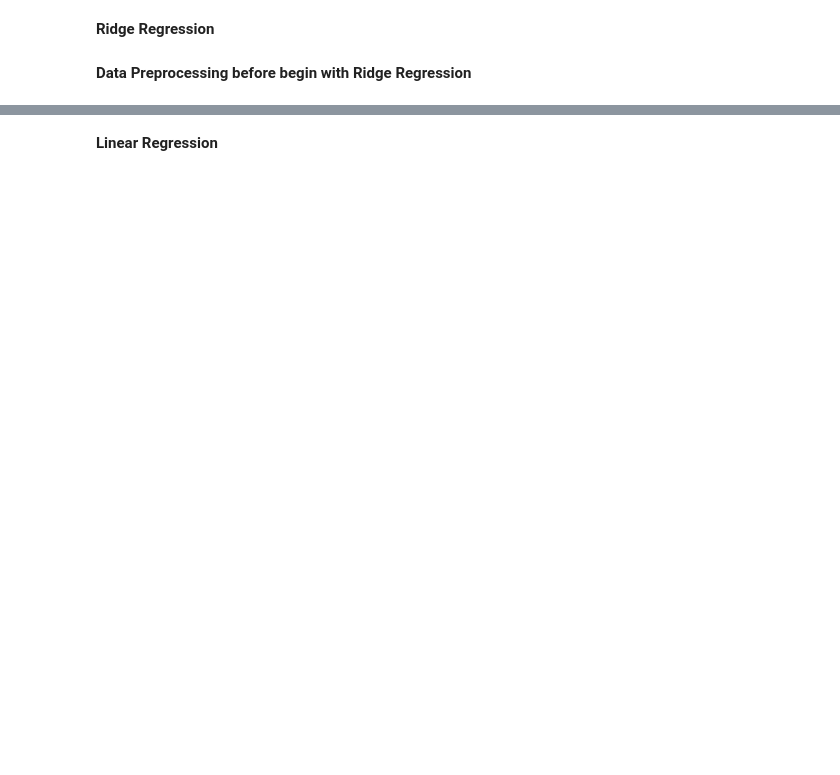
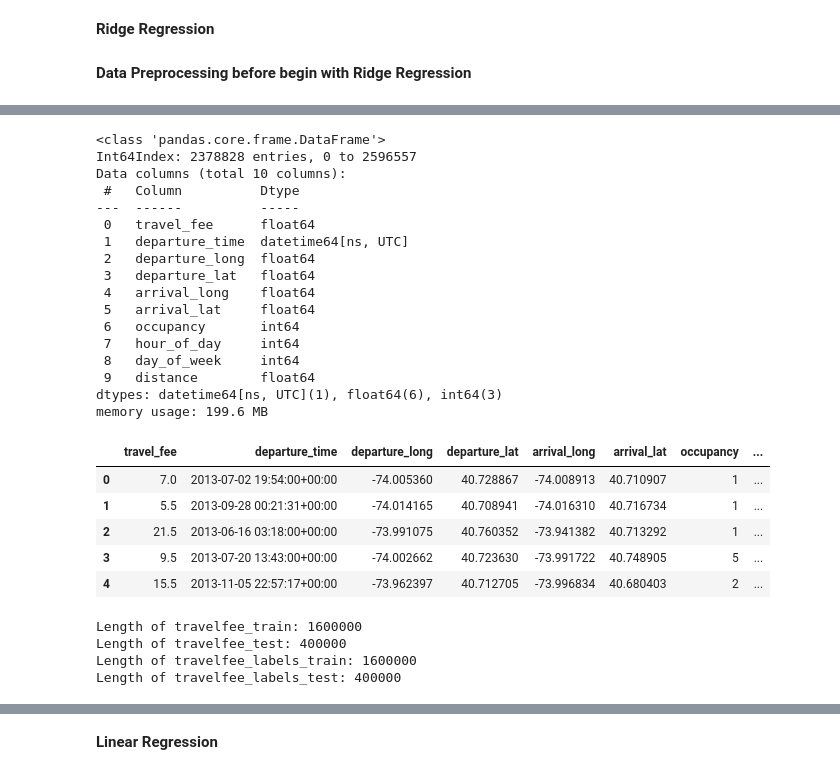
Before and after one commit to StephenSheng1101/DMAsgmnt, a Jupyter notebook: Ridge_Regression_Model_2.ipynb, the cells around one changed output, grey strips where cells are left out. Drawn from its saved outputs; the diff is of its cells as text; code cells hidden in the pictures; blank space fills up the shorter version.

```diff
--- a/Ridge_Regression_Model_2.ipynb
+++ b/Ridge_Regression_Model_2.ipynb
@@ -44,3 +68,11 @@ z_scores = np.abs((transport[num_attribs] - transport[num_attribs].mean()) / tra
 transport = transport[(z_scores < 3).all(axis=1)]
 transport.info()
 transport
+
+# Filter out rows with 0 values in departure_long, departure_lat, arrival_long, and arrival_lat
+transport = transport[
+    (transport["departure_long"] != 0) &
+    (transport["departure_lat"] != 0) &
+    (transport["arrival_long"] != 0) &
+    (transport["arrival_lat"] != 0)
+]
@@ -47,2 +106,27 @@ transport
 # %%
+transport.info()
 transport.head()
+# %% [output]
+<class 'pandas.core.frame.DataFrame'>
+Int64Index: 2378828 entries, 0 to 2596557
+Data columns (total 10 columns):
+ #   Column          Dtype
+---  ------          -----
+ 0   travel_fee      float64
+ 1   departure_time  datetime64[ns, UTC]
+ 2   departure_long  float64
+ 3   departure_lat   float64
+ 4   arrival_long    float64
+ 5   arrival_lat     float64
+ 6   occupancy       int64
+ 7   hour_of_day     int64
+ 8   day_of_week     int64
+ 9   distance        float64
+dtypes: datetime64[ns, UTC](1), float64(6), int64(3)
+memory usage: 199.6 MB
+|  | travel_fee | departure_time | departure_long | departure_lat | arrival_long | arrival_lat | occupancy | ... |
+| 0 | 7.0 | 2013-07-02 19:54:00+00:00 | -74.005360 | 40.728867 | -74.008913 | 40.710907 | 1 | ... |
+| 1 | 5.5 | 2013-09-28 00:21:31+00:00 | -74.014165 | 40.708941 | -74.016310 | 40.716734 | 1 | ... |
+| 2 | 21.5 | 2013-06-16 03:18:00+00:00 | -73.991075 | 40.760352 | -73.941382 | 40.713292 | 1 | ... |
+| 3 | 9.5 | 2013-07-20 13:43:00+00:00 | -74.002662 | 40.723630 | -73.991722 | 40.748905 | 5 | ... |
+| 4 | 15.5 | 2013-11-05 22:57:17+00:00 | -73.962397 | 40.712705 | -73.996834 | 40.680403 | 2 | ... |
@@ -72,3 +133,23 @@ print("Length of test_set:", len(test_set))
+# %%
+from sklearn.model_selection import train_test_split
+sample_size = 2000000
+transport = transport.sample(n=sample_size)
+
+#travelfee = transport[['hour_of_day', 'day_of_week','occupancy','distance']]
+travelfee = transport[['occupancy','distance']]
+travelfee_labels = transport["travel_fee"].copy()
+
+travelfee_train, travelfee_test, travelfee_labels_train, travelfee_labels_test = train_test_split(travelfee, travelfee_labels, test_size=0.2, random_state=42)
+
+print("Length of travelfee_train:", len(travelfee_train))
+print("Length of travelfee_test:", len(travelfee_test))
+print("Length of travelfee_labels_train:", len(travelfee_labels_train))
+print("Length of travelfee_labels_test:", len(travelfee_labels_test))
+# %% [output]
+Length of travelfee_train: 1600000
+Length of travelfee_test: 400000
+Length of travelfee_labels_train: 1600000
+Length of travelfee_labels_test: 400000
 # %%
 from sklearn.compose import ColumnTransformer
 from sklearn.pipeline import make_pipeline
```
Also changed, not shown: parts of 26 cells of this notebook.
